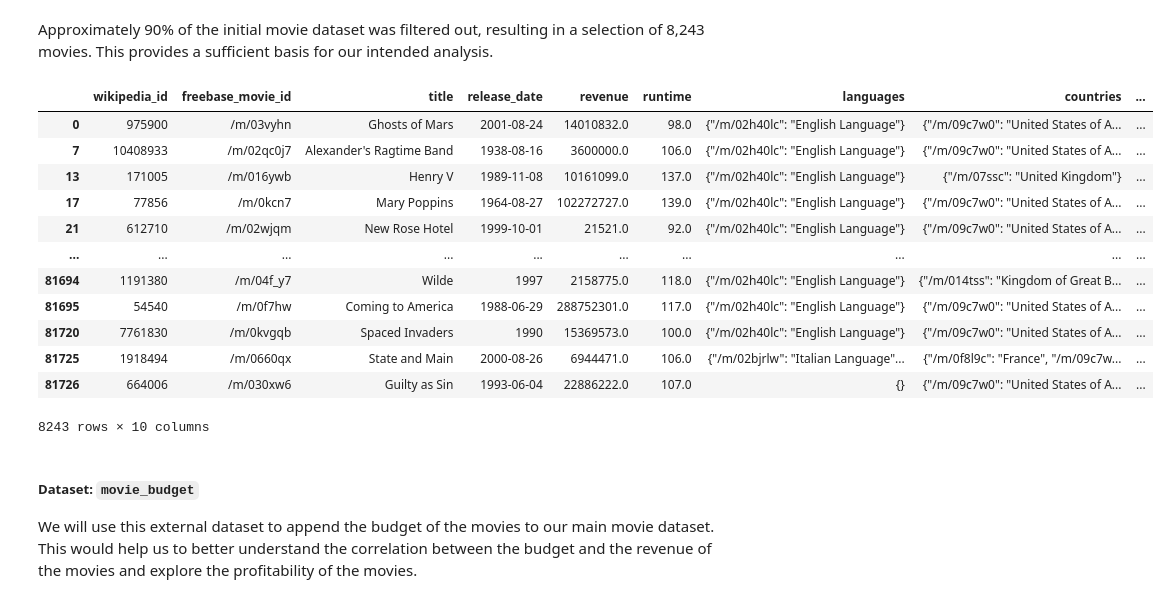
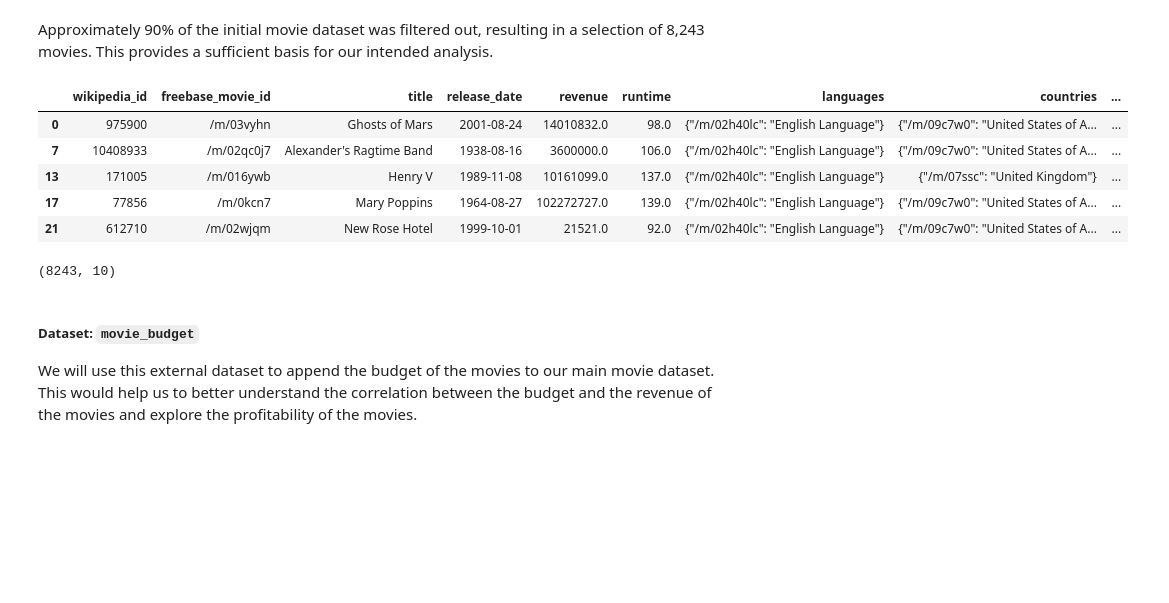
Before and after one commit to epfl-ada/ada-2023-project-fivefrenchspeakingpeoplenocap, a Jupyter notebook: milestone_2.ipynb, the cells around one changed output. Drawn from its saved outputs; the diff is of its cells as text; code cells hidden in the pictures; blank space fills up the shorter version.

```diff
--- a/milestone_2.ipynb
+++ b/milestone_2.ipynb
@@ -134,21 +129,16 @@ Percentage of rows dropped after cleaning:  89.91570937473239
 Approximately 90% of the initial movie dataset was filtered out, resulting in a selection of 8,243 movies. This provides a sufficient basis for our intended analysis.
 # %%
 # the dataset after cleaning
-display(movie_metadata)
+display(movie_metadata.head(5))
+print(movie_metadata.shape)
 # %% [output]
 |  | wikipedia_id | freebase_movie_id | title | release_date | revenue | runtime | languages | countries | ... |
 | 0 | 975900 | /m/03vyhn | Ghosts of Mars | 2001-08-24 | 14010832.0 | 98.0 | {"/m/02h40lc": "English Language"} | {"/m/09c7w0": "United States of A... | ... |
 | 7 | 10408933 | /m/02qc0j7 | Alexander's Ragtime Band | 1938-08-16 | 3600000.0 | 106.0 | {"/m/02h40lc": "English Language"} | {"/m/09c7w0": "United States of A... | ... |
 | 13 | 171005 | /m/016ywb | Henry V | 1989-11-08 | 10161099.0 | 137.0 | {"/m/02h40lc": "English Language"} | {"/m/07ssc": "United Kingdom"} | ... |
 | 17 | 77856 | /m/0kcn7 | Mary Poppins | 1964-08-27 | 102272727.0 | 139.0 | {"/m/02h40lc": "English Language"} | {"/m/09c7w0": "United States of A... | ... |
 | 21 | 612710 | /m/02wjqm | New Rose Hotel | 1999-10-01 | 21521.0 | 92.0 | {"/m/02h40lc": "English Language"} | {"/m/09c7w0": "United States of A... | ... |
-| ... | ... | ... | ... | ... | ... | ... | ... | ... | ... |
-| 81694 | 1191380 | /m/04f_y7 | Wilde | 1997 | 2158775.0 | 118.0 | {"/m/02h40lc": "English Language"} | {"/m/014tss": "Kingdom of Great B... | ... |
-| 81695 | 54540 | /m/0f7hw | Coming to America | 1988-06-29 | 288752301.0 | 117.0 | {"/m/02h40lc": "English Language"} | {"/m/09c7w0": "United States of A... | ... |
-| 81720 | 7761830 | /m/0kvgqb | Spaced Invaders | 1990 | 15369573.0 | 100.0 | {"/m/02h40lc": "English Language"} | {"/m/09c7w0": "United States of A... | ... |
-| 81725 | 1918494 | /m/0660qx | State and Main | 2000-08-26 | 6944471.0 | 106.0 | {"/m/02bjrlw": "Italian Language"... | {"/m/0f8l9c": "France", "/m/09c7w... | ... |
-| 81726 | 664006 | /m/030xw6 | Guilty as Sin | 1993-06-04 | 22886222.0 | 107.0 | {} | {"/m/09c7w0": "United States of A... | ... |
-8243 rows × 10 columns
+(8243, 10)
 # %% [markdown]
 ##### Dataset: `movie_budget`
 
```
Also changed, not shown: parts of 39 cells of this notebook.
